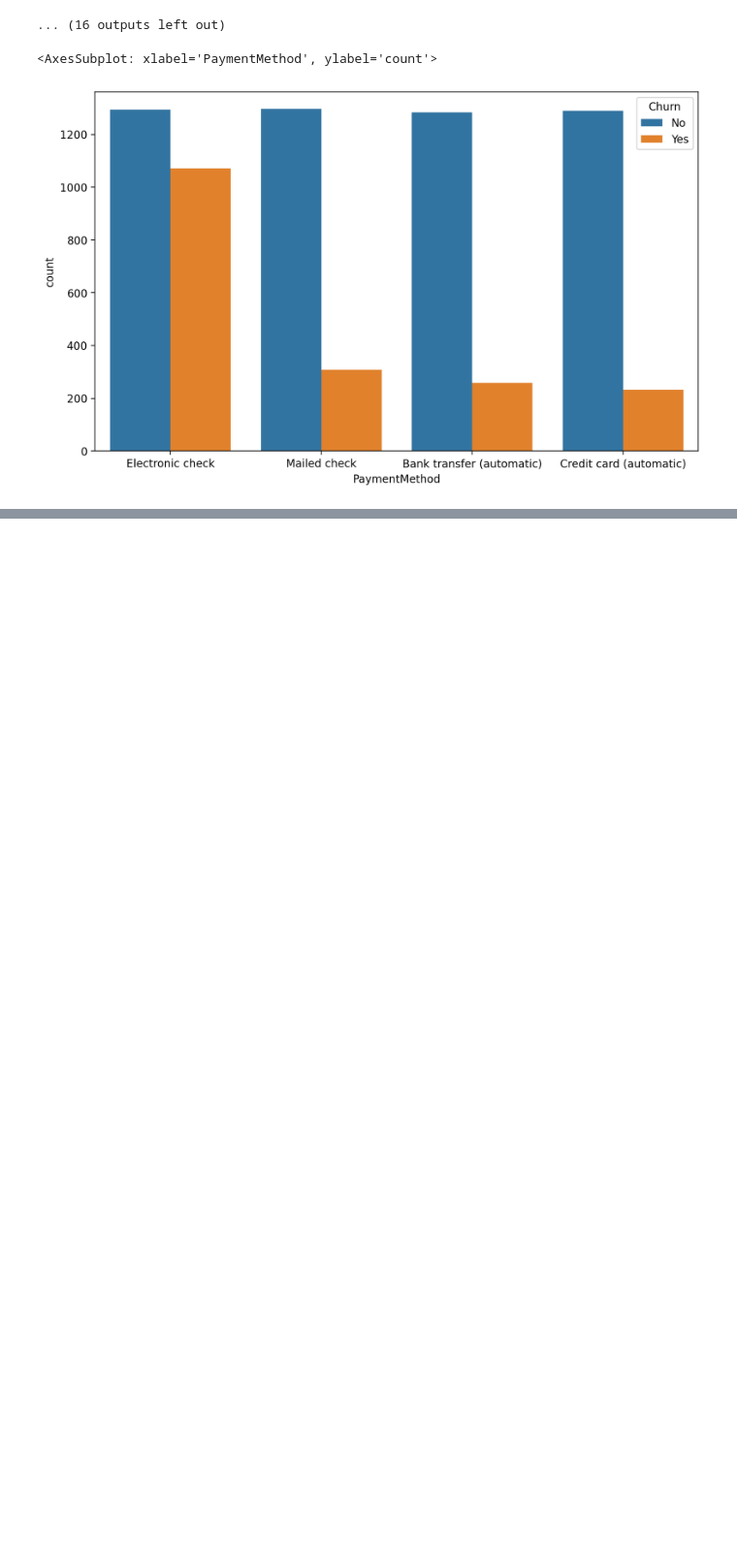
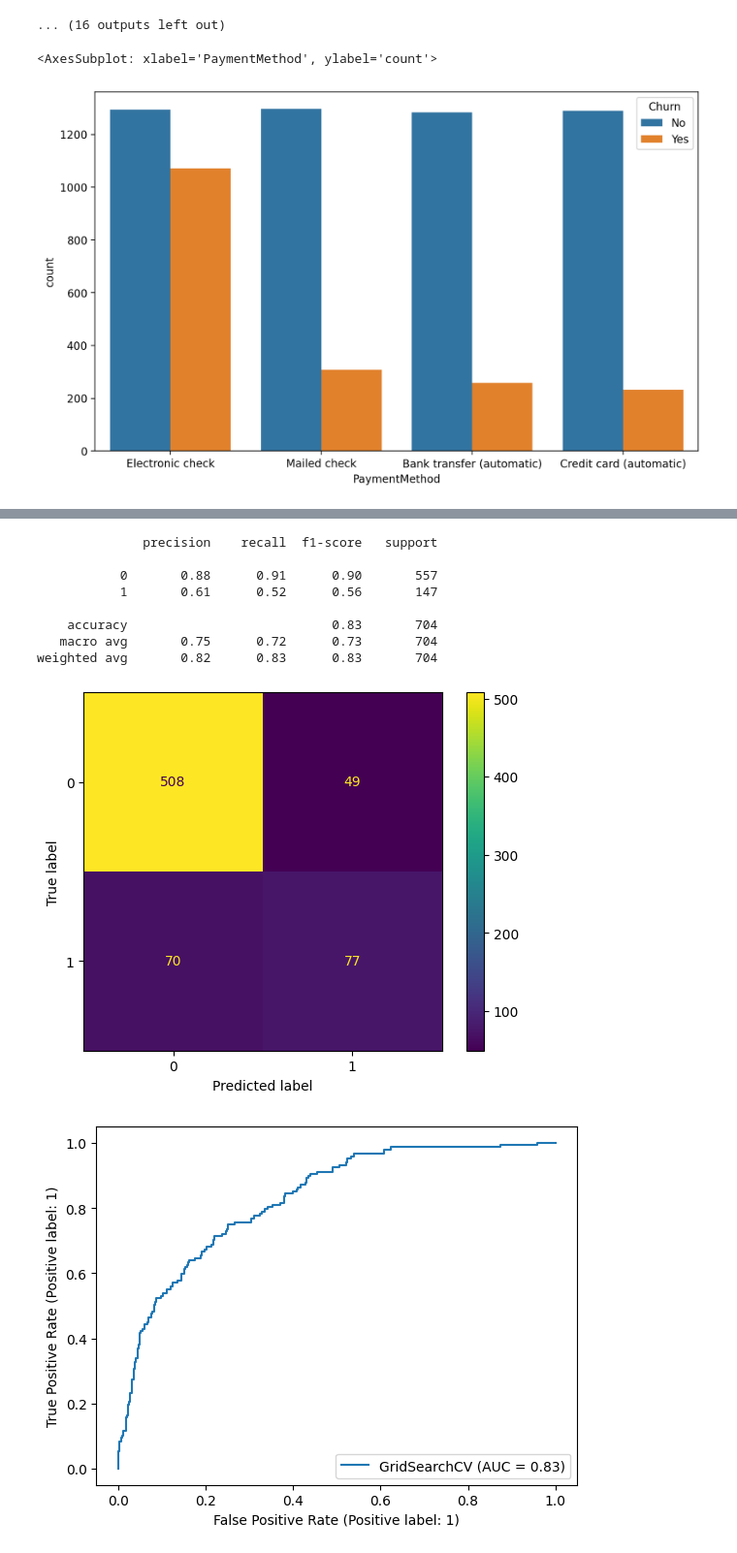
Before and after one commit to Safuanov888/Churn-Project, a Jupyter notebook: Work_with_data.ipynb, the cells around one changed output, grey strips where cells are left out. Shown at 97% size. Drawn from its saved outputs; the diff is of its cells as text; code cells hidden in the pictures; blank space fills up the shorter version.

Commit message:
Models

```diff
--- a/Work_with_data.ipynb
+++ b/Work_with_data.ipynb
@@ -200,0 +228,6 @@ sns.countplot(data=df, x='PaymentMethod', hue='Churn')
+# %%
+def predict_model(model, X_test, y_test):
+    preds = model.predict(X_test)
+    ConfusionMatrixDisplay.from_estimator(model, X_test, y_test)
+    print(classification_report(y_test, preds))
+    RocCurveDisplay.from_estimator(model, X_test, y_test)
@@ -200,0 +236,15 @@ sns.countplot(data=df, x='PaymentMethod', hue='Churn')
+# %%
+log_model = LogisticRegression(solver='saga', multi_class='ovr')
+C = [0.01, 0.1, 1, 10, 100]
+penalty = ['l1', 'l2', 'elasticnet']
+class_weight = ['balanced', None]
+l1_ratio = [0.01, 0.1, 0.2, 0.5, 0.9, 1]
+# %%
+param_grid = {'C': C, 'penalty': penalty, 'class_weight': class_weight,
+              'l1_ratio': l1_ratio}
+# %%
+import warnings
+warnings.filterwarnings("ignore") # Для избежания лишних выводов
+
+log_grid_model = GridSearchCV(log_model, param_grid=param_grid)
+log_grid_model.fit(X_train, y_train)
@@ -200,0 +275,13 @@ sns.countplot(data=df, x='PaymentMethod', hue='Churn')
+# %%
+predict_model(log_grid_model, X_test, y_test)
+# %% [output]
+              precision    recall  f1-score   support
+
+           0       0.88      0.91      0.90       557
+           1       0.61      0.52      0.56       147
+
+    accuracy                           0.83       704
+   macro avg       0.75      0.72      0.73       704
+weighted avg       0.82      0.83      0.83       704
+[figure, added]
+[figure, added]
```
Also changed, not shown: parts of 21 cells of this notebook.
